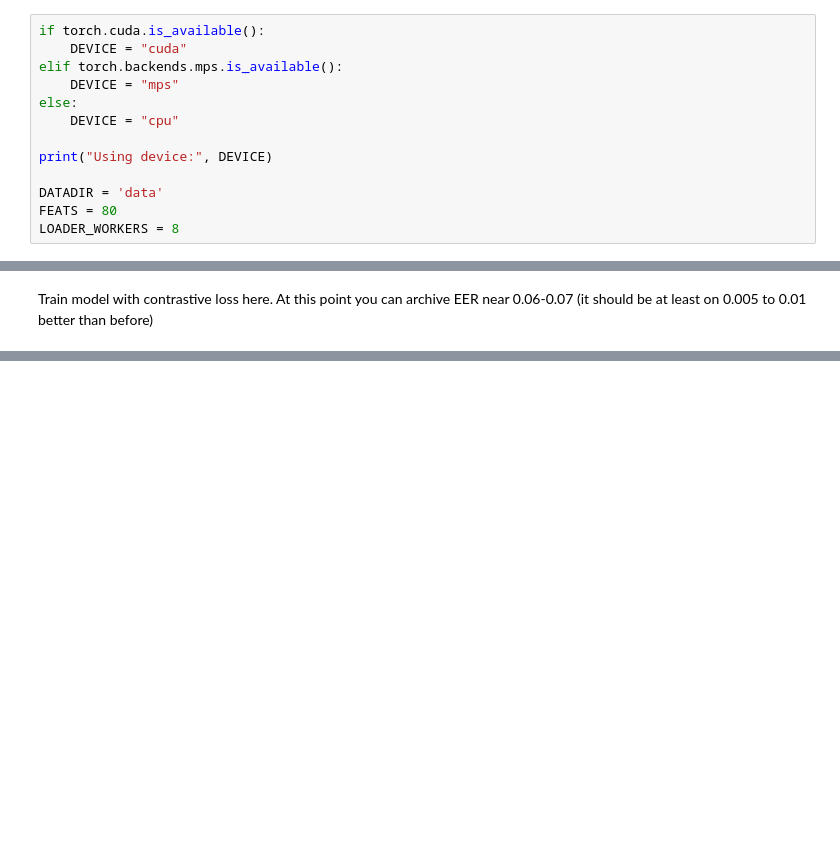
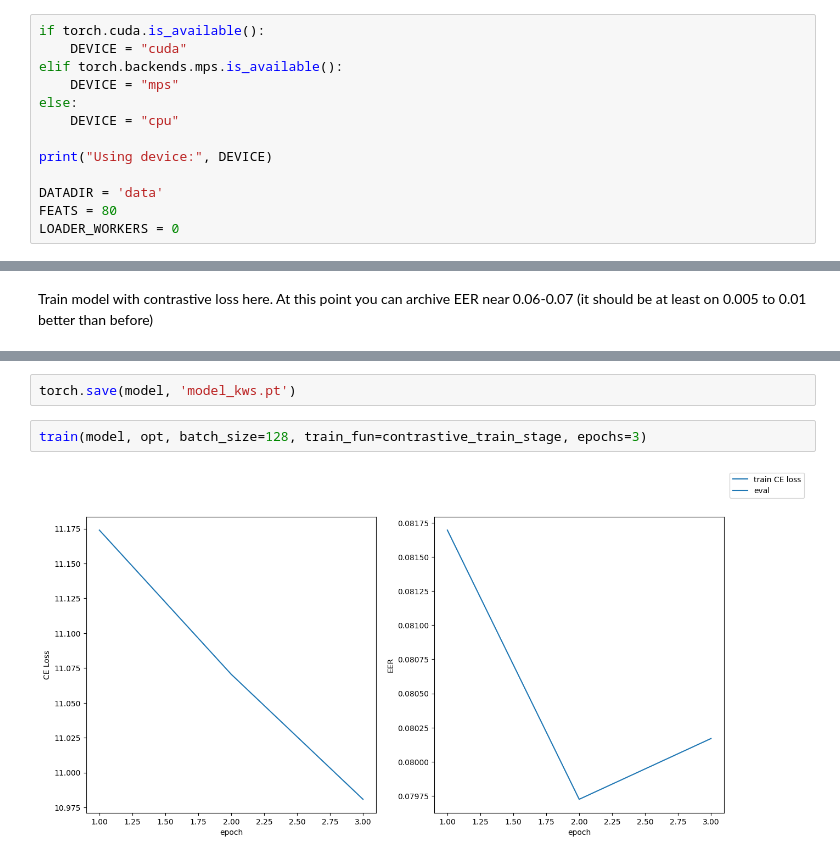
Before and after one commit to fantdali/speech_course, a Jupyter notebook: week_03_kws_bio/homework.ipynb, the cells around one changed output, grey strips where cells are left out. Saved outputs shown, nothing was run; the diff lists cells and outputs as text; blank space fills up the shorter version.

Commit message:
done: kws contrast

```diff
--- a/week_03_kws_bio/homework.ipynb
+++ b/week_03_kws_bio/homework.ipynb
@@ -66,5 +66,5 @@ print("Using device:", DEVICE)
 
 DATADIR = 'data'
 FEATS = 80
-LOADER_WORKERS = 8
+LOADER_WORKERS = 0
 # %% [output]
@@ -433,0 +553,6 @@ train(model, opt, batch_size=128, train_fun=contrastive_train_stage)
+# %%
+torch.save(model, 'model_kws.pt')
+# %%
+train(model, opt, batch_size=128, train_fun=contrastive_train_stage, epochs=3)
+# %% [output]
+[figure, added]
```
Also changed, not shown: parts of 10 cells of this notebook.
